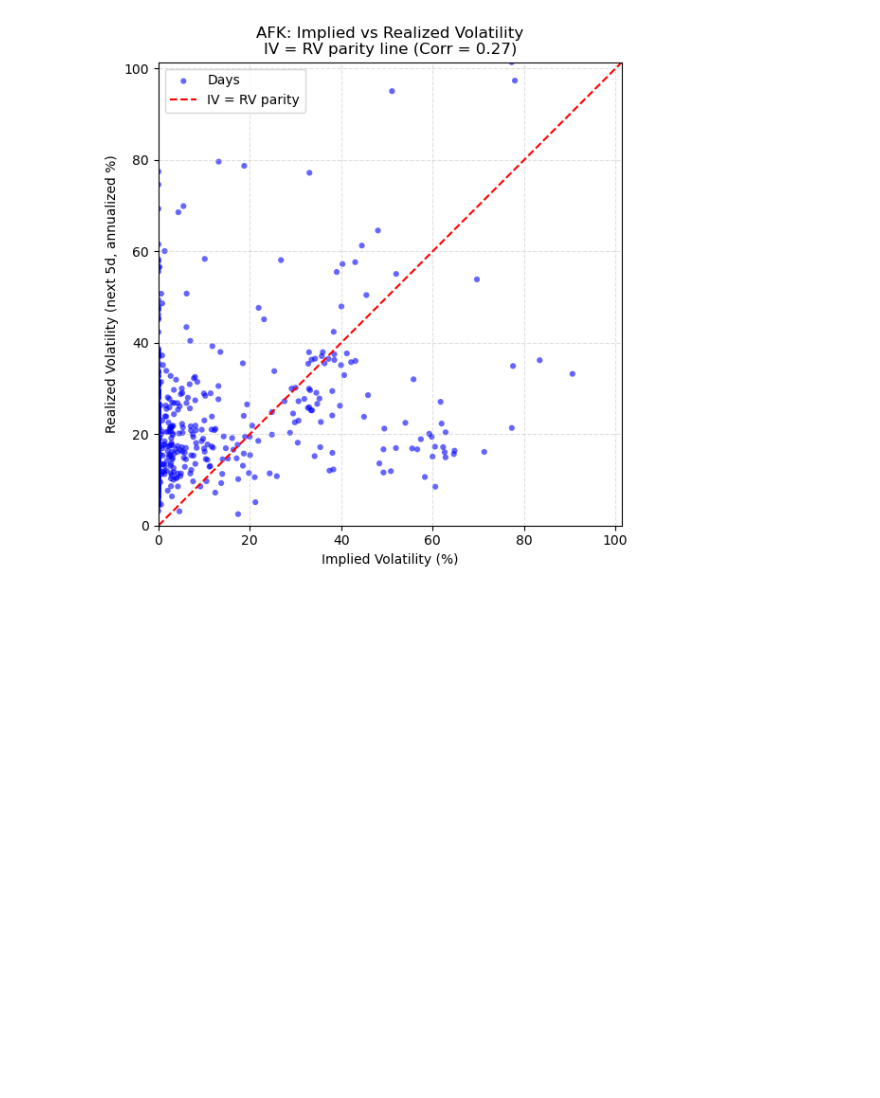
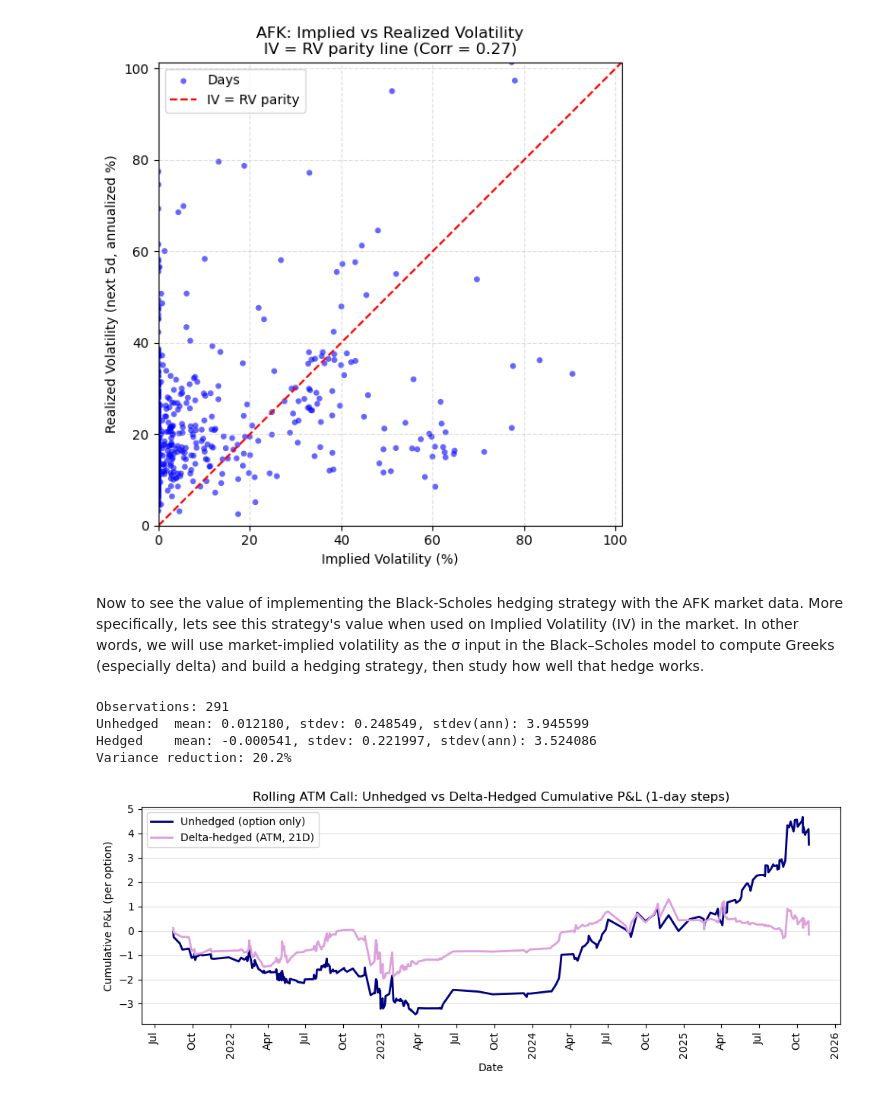
Before and after one commit to Chidubem5/Erdos_Africa, a Jupyter notebook: main.ipynb, the cells around one changed output. Drawn from its saved outputs; the diff is of its cells as text; code cells hidden in the pictures; blank space fills up the shorter version.

```diff
--- a/main.ipynb
+++ b/main.ipynb
@@ -427,3 +519,5 @@ plt.show()
 #That red dashed line in your scatter plot is the 45-degree “parity” line — it shows where points would fall if implied volatility (IV) perfectly matched realized volatility (RV).
 # %% [output]
 [figure]
+# %% [markdown]
+Now to see the value of implementing the Black-Scholes hedging strategy with the AFK market data. More specifically, lets see this strategy's value when used on Implied Volatility (IV) in the market. In other words, we will use market-implied volatility as the σ input in the Black–Scholes model to compute Greeks (especially delta) and build a hedging strategy, then study how well that hedge works.
@@ -429,0 +587,77 @@ plt.show()
+# %%
+# Rolling 21D ATM call, daily delta-hedged one-day P&L
+# ----------------
+# At each t: set K_t = S_t (ATM), T_t = DTE/252, T_{t+1} = (DTE-1)/252
+# Use sigma_t for today and sigma_{t+1} for tomorrow pricing.
+dt_years = 1.0 / ANNUALIZE
+T0 = DTE / ANNUALIZE
+T1 = (DTE - 1) / ANNUALIZE
+
+S_t   = mkt["S"].iloc[:-1].values
+S_tp1 = mkt["S"].iloc[1:].values
+sig_t   = mkt["sigma"].iloc[:-1].values
+sig_tp1 = mkt["sigma"].iloc[1:].values
+K_t   = S_t.copy()  # ATM each day
+
+# Prices & Greeks today
+C_t   = bs_call_price(S_t, K_t, T0, R, Q, sig_t)
+Delta = bs_call_delta(S_t, K_t, T0, R, Q, sig_t)
+Gamma = bs_call_gamma(S_t, K_t, T0, R, Q, sig_t)
+Vega  = bs_vega      (S_t, K_t, T0, R, Q, sig_t)
+
+# Tomorrow's option price for the same strike K_t with 1 day less to expiry
+C_tp1 = bs_call_price(S_tp1, K_t, T1, R, Q, sig_tp1)
+
+# One-day P&L
+dS = S_tp1 - S_t
+unpnl = C_tp1 - C_t
+hedged = unpnl - Delta * dS    # discrete delta-hedged P&L (ignoring financing)
+
+res = (pd.DataFrame({
+        "S_t": S_t, "S_tp1": S_tp1, "dS": dS,
+        "sigma_t": sig_t, "sigma_tp1": sig_tp1,
+        "K_t": K_t, "C_t": C_t, "C_tp1": C_tp1,
+        "Delta": Delta, "Gamma": Gamma, "Vega": Vega,
+        "Unhedged_dPnL": unpnl,
+        "Hedged_dPnL": hedged
+     }, index=mkt.index[:-1])
+     .dropna())
+
+# ----------------
+# Quick diagnostics
+# ----------------
+def ann_factor(n):  # for daily series
+    return np.sqrt(ANNUALIZE) if n > 1 else 1.0
+
+n = len(res)
+mu_unh = res["Unhedged_dPnL"].mean()
+sd_unh = res["Unhedged_dPnL"].std(ddof=1)
+mu_hed = res["Hedged_dPnL"].mean()
+sd_hed = res["Hedged_dPnL"].std(ddof=1)
+
+print(f"Observations: {n}")
+print(f"Unhedged  mean: {mu_unh:.6f}, stdev: {sd_unh:.6f}, stdev(ann): {sd_unh*ann_factor(n):.6f}")
+print(f"Hedged    mean: {mu_hed:.6f}, stdev: {sd_hed:.6f}, stdev(ann): {sd_hed*ann_factor(n):.6f}")
+print(f"Variance reduction: {(1 - (sd_hed**2)/(sd_unh**2)):.1%}")
+# %% [output]
+Observations: 291
+Unhedged  mean: 0.012180, stdev: 0.248549, stdev(ann): 3.945599
+Hedged    mean: -0.000541, stdev: 0.221997, stdev(ann): 3.524086
+Variance reduction: 20.2%
+# %%
+# (1) Cumulative P&L: unhedged vs hedged
+fig, ax = plt.subplots(figsize=(10, 4))
+ax.plot(res.index, res["Unhedged_dPnL"].cumsum(), label="Unhedged (option only)", color="navy", linewidth=2)
+ax.plot(res.index, res["Hedged_dPnL"].cumsum(),   label="Delta-hedged (ATM, 21D)", color="plum", linewidth=2)
+ax.set_title("Rolling ATM Call: Unhedged vs Delta-Hedged Cumulative P&L (1-day steps)")
+ax.set_xlabel("Date"); ax.set_ylabel("Cumulative P&L (per option)")
+ax.grid(axis="y", alpha=0.35)
+loc = mdates.AutoDateLocator(minticks=12, maxticks=21)
+ax.xaxis.set_major_locator(loc)
+ax.xaxis.set_major_formatter(mdates.ConciseDateFormatter(loc))
+plt.setp(ax.get_xticklabels(), rotation=90, ha="center")
+ax.legend()
+plt.tight_layout()
+plt.show()
+# %% [output]
+[figure, added]
```
Also changed, not shown: parts of 11 cells of this notebook.
